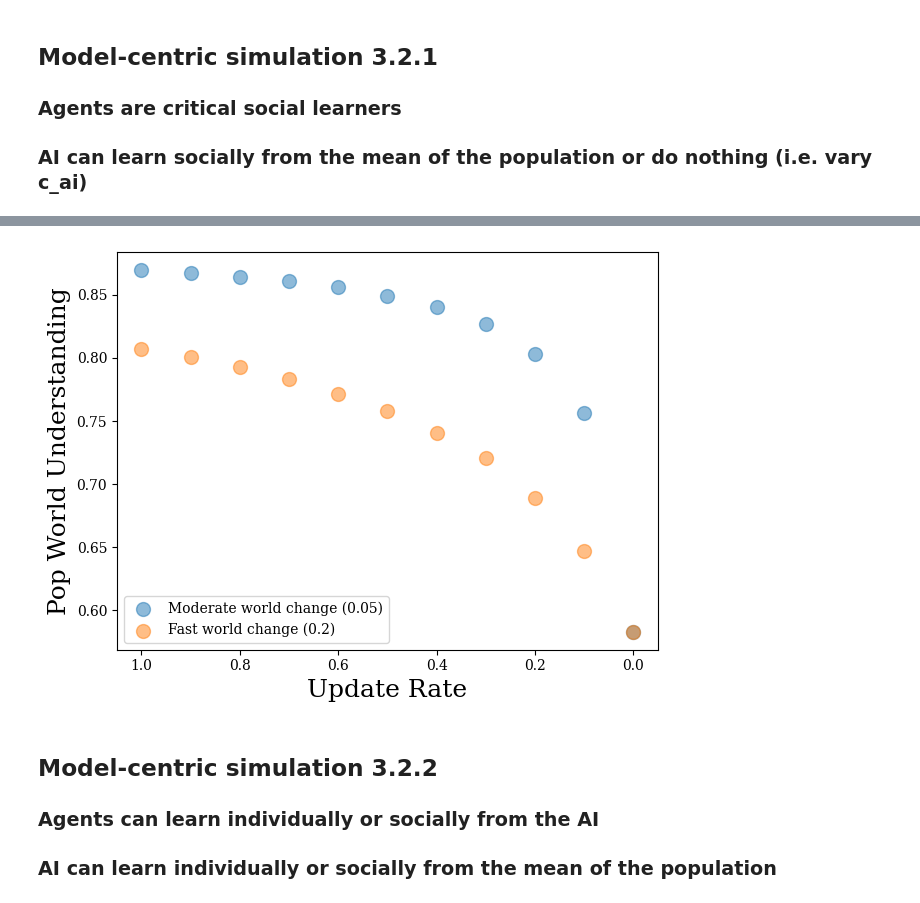
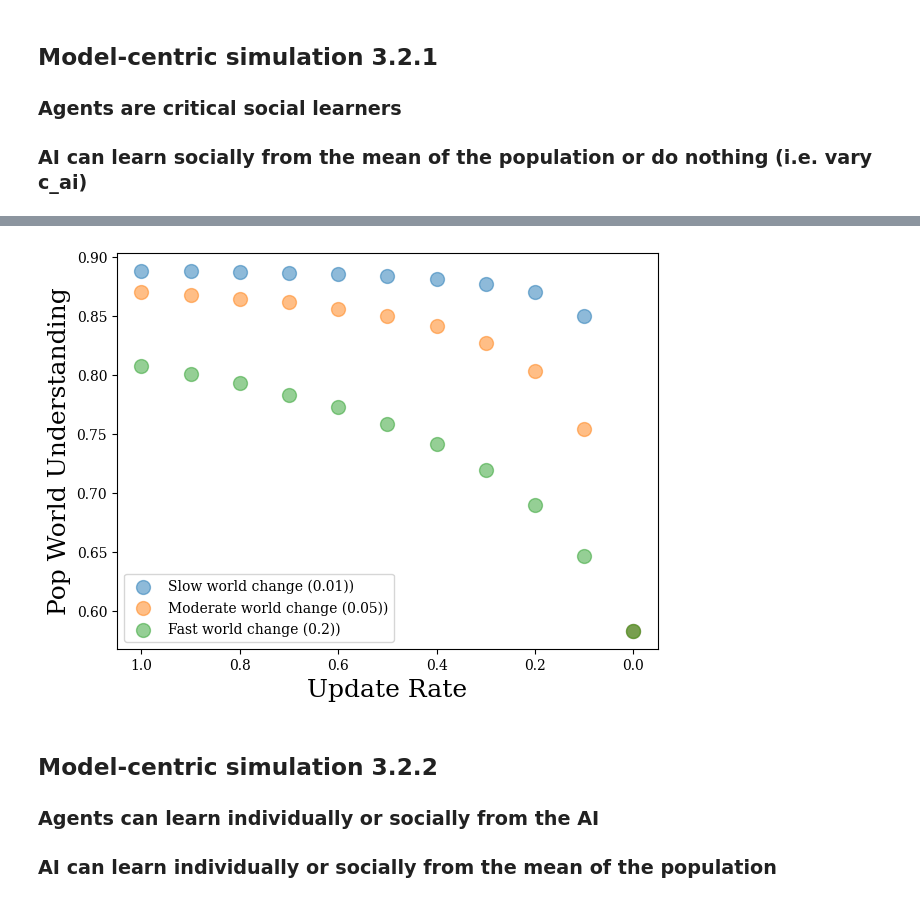
Before and after one commit to collinskatie/ai-rogers-paradox, a Jupyter notebook: sims.ipynb, the cells around one changed output, grey strips where cells are left out. Drawn from its saved outputs; the diff is of its cells as text; code cells hidden in the pictures.

```diff
--- a/sims.ipynb
+++ b/sims.ipynb
@@ -68,9 +66,9 @@ Text(0, 0.5, 'Pop World Understanding')
 # %%
 params_dict = {
     "N": 1000, # Population size
-    "u": 0.0001, # Environmental change rate
+    "u": 0.01, # Environmental change rate
     "c_I": 0.05, # Cost of individual learning
-    "c_AI": 0, # Cost of AI update
+    "c_AI": 0.001, # Cost of AI update
     "z": 0.66, # Success rate of individual learning
     "s0": 0.85, # Survival probability (non-adapted)
     "s1": 0.93, # Survival probability (adapted)
@@ -121,9 +119,9 @@ Text(0, 0.5, 'Pop World Understanding')
 # Convert parameters to dictionary for Numba compatibility
 params_dict = {
     "N": 1000, # Population size
-    "u": 0.0001, # Environmental change rate
+    "u": 0.01, # Environmental change rate
     "c_I": 0.05, # Cost of individual learning
-    "c_AI": 0, # Cost of AI update
+    "c_AI": 0.001, # Cost of AI update
     "z": 0.66, # Success rate of individual learning
     "s0": 0.85, # Survival probability (non-adapted)
     "s1": 0.93, # Survival probability (adapted)
@@ -454,7 +454,7 @@ plt.show()
 import copy
 
 # Convert parameters to dictionary for Numba compatibility
-params_dict = {
+params_dict_base = {
     "N": 1000, # Population size
     "u": 0.05,
     # "u": 0.2, # Environmental change rate
@@ -475,17 +475,25 @@ params_dict = {
     "sim_name": "sec_3_2_1_ai_update_freq" # Name of current simulation (will be used in figure filenames)
 }
 
+world_change_rates = {'slow': 0.01, 'moderate': 0.05, 'fast': 0.2}
 c_AI = np.arange(0, 1.01, 0.1)
-scores = []
 
-for c in c_AI:
+world_scores = {}
 
-    social_learner_freqs, ai_bias_means, change_points, ai_adaptation, learner_adaptation, social_learner_adaptation = simulation.run_simulation(
-        N=params_dict["N"], n_generations=params_dict["n_records"], u=params_dict["u"], c_I=params_dict["c_I"], c_AI=c,
-        z=params_dict["z"], s0=params_dict["s0"], s1=params_dict["s1"], phi=params_dict["phi"], epsilon_I=params_dict["epsilon_I"], mu=params_dict["mu"], n_records=params_dict["n_records"],
-        social_learning_mode=params_dict["social_learning_mode"], critical=params_dict["critical"], ind_penalty_mult=params_dict["ind_penalty_mult"], learn_twice=params_dict["learn_twice"]
-    )
-    scores.append(np.mean(learner_adaptation))
-    # utils.plot_results(params_dict, social_learner_freqs, ai_bias_means, change_points, ai_adaptation, learner_adaptation, social_learner_adaptation)
+for world_change, world_change_rate in world_change_rates.items():
+    params_dict = copy.copy(params_dict_base)
+    params_dict['u'] = world_change_rate
 
-print(scores)
+    scores = []
+
+    for c in c_AI:
+
+        social_learner_freqs, ai_bias_means, change_points, ai_adaptation, learner_adaptation, social_learner_adaptation = simulation.run_simulation(
+            N=params_dict["N"], n_generations=params_dict["n_records"], u=params_dict["u"], c_I=params_dict["c_I"], c_AI=c,
+            z=params_dict["z"], s0=params_dict["s0"], s1=params_dict["s1"], phi=params_dict["phi"], epsilon_I=params_dict["epsilon_I"], mu=params_dict["mu"], n_records=params_dict["n_records"],
+            social_learning_mode=params_dict["social_learning_mode"], critical=params_dict["critical"], ind_penalty_mult=params_dict["ind_penalty_mult"], learn_twice=params_dict["learn_twice"]
+        )
+        scores.append(np.mean(learner_adaptation))
+        # utils.plot_results(params_dict, social_learner_freqs, ai_bias_means, change_points, ai_adaptation, learner_adaptation, social_learner_adaptation)
+
+    world_scores[world_change] = scores
@@ -507,16 +500,16 @@ scores_fast = scores
 # %%
 plt.figure()
-plt.scatter([1-x for x in c_AI], scores, s=100,label='Moderate world change (0.05)', alpha=0.5)
-plt.scatter([1-x for x in c_AI], scores_fast, s=100,label='Fast world change (0.2)', alpha=0.5)
+for world_change, scores in world_scores.items():
+    plt.scatter([1-x for x in c_AI], scores, s=100,label=f'{world_change.capitalize()} world change ({world_change_rates[world_change]}))', alpha=0.5)
 plt.gca().invert_xaxis()
 plt.ylabel("Pop World Understanding", fontsize=18)
 plt.xlabel("Update Rate", fontsize=18)
 # plt.ylim([0.5, 1.05])
 plt.legend()
 plt.tight_layout()
 plt.savefig("figures/update_schedule.pdf", dpi=400)
 # %% [output]
-[figure, old version]
+[figure, new version]
 # %% [markdown]
 ## Model-centric simulation 3.2.2
 ### Agents can learn individually or socially from the AI
```
Also changed, not shown: parts of 6 cells of this notebook, 13 other files.
